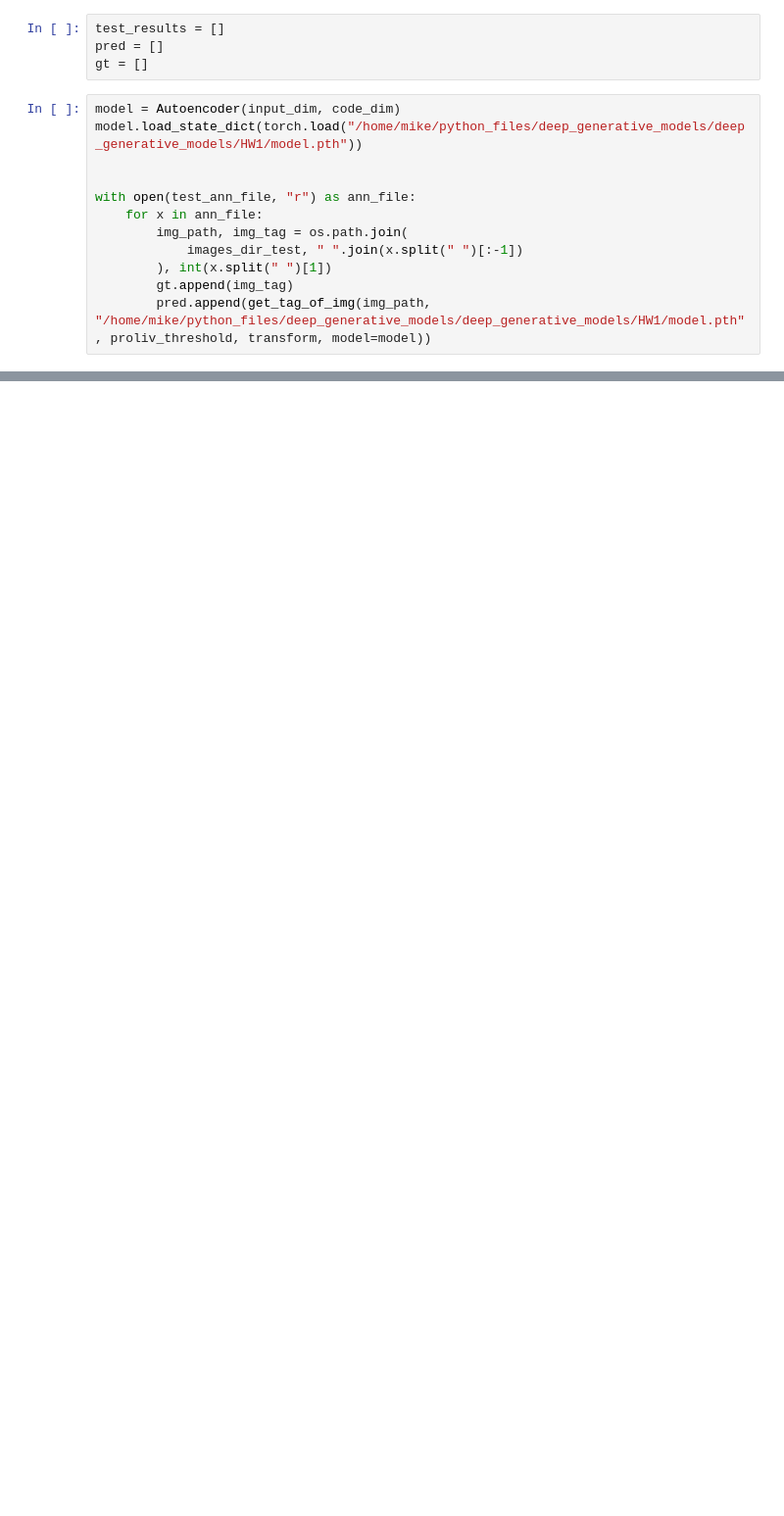
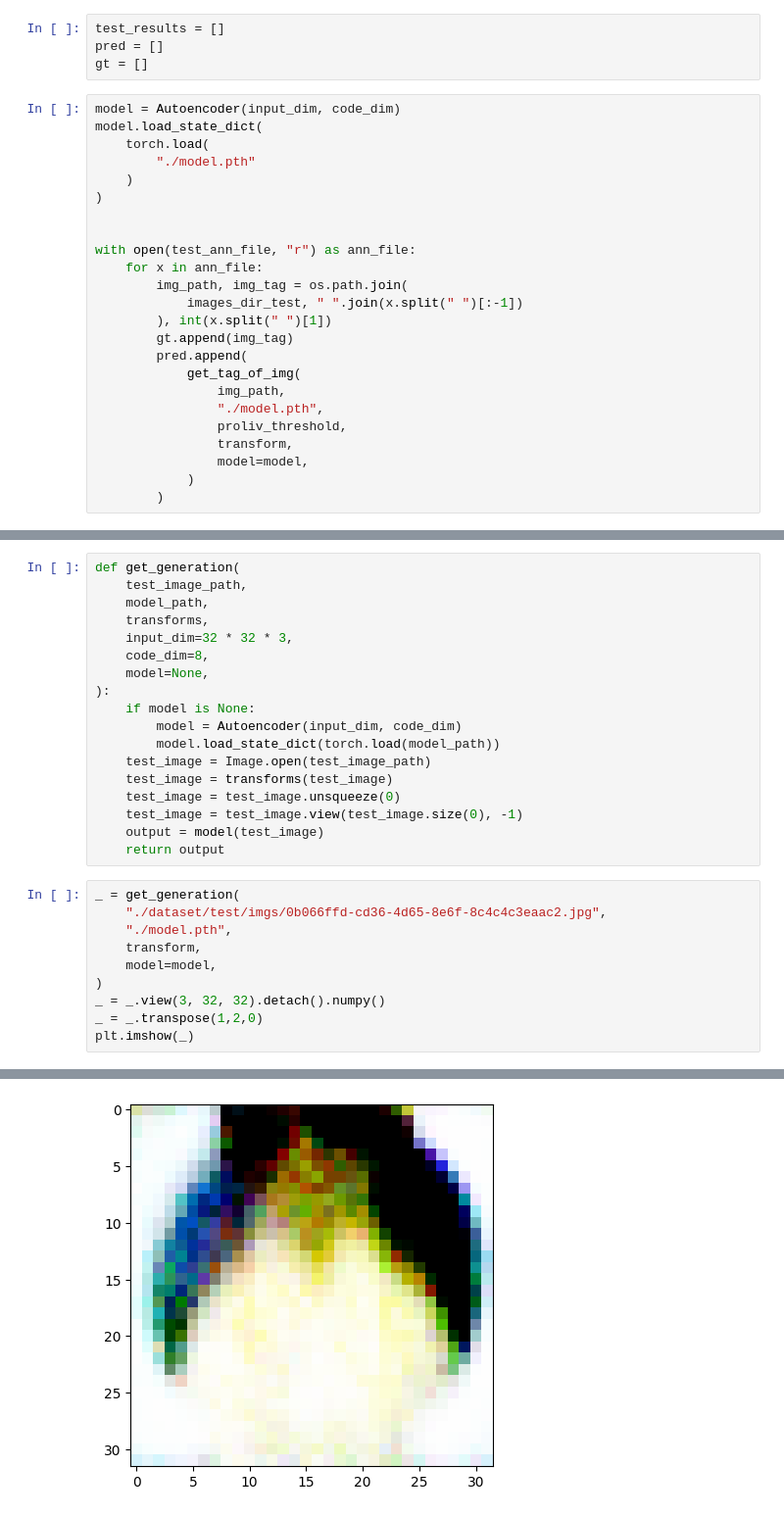
Before and after one commit to BekusovMikhail/deep_generative_models, a Jupyter notebook: HW1/HW1.ipynb, the cells around one changed output, grey strips where cells are left out. Shown at 98% size. Drawn from its saved outputs; the diff is of its cells as text; blank space fills up the shorter version.

```diff
--- a/HW1/HW1.ipynb
+++ b/HW1/HW1.ipynb
@@ -528,7 +555,11 @@ pred = []
 gt = []
 # %%
 model = Autoencoder(input_dim, code_dim)
-model.load_state_dict(torch.load("/home/mike/python_files/deep_generative_models/deep_generative_models/HW1/model.pth"))
+model.load_state_dict(
+    torch.load(
+        "./model.pth"
+    )
+)
 
 
 with open(test_ann_file, "r") as ann_file:
@@ -537,4 +568,12 @@ with open(test_ann_file, "r") as ann_file:
             images_dir_test, " ".join(x.split(" ")[:-1])
         ), int(x.split(" ")[1])
         gt.append(img_tag)
-        pred.append(get_tag_of_img(img_path, "/home/mike/python_files/deep_generative_models/deep_generative_models/HW1/model.pth", proliv_threshold, transform, model=model))
+        pred.append(
+            get_tag_of_img(
+                img_path,
+                "./model.pth",
+                proliv_threshold,
+                transform,
+                model=model,
+            )
+        )
@@ -552,0 +598,29 @@ TNR 0.8321964529331515
+# %%
+def get_generation(
+    test_image_path,
+    model_path,
+    transforms,
+    input_dim=32 * 32 * 3,
+    code_dim=8,
+    model=None,
+):
+    if model is None:
+        model = Autoencoder(input_dim, code_dim)
+        model.load_state_dict(torch.load(model_path))
+    test_image = Image.open(test_image_path)
+    test_image = transforms(test_image)
+    test_image = test_image.unsqueeze(0)
+    test_image = test_image.view(test_image.size(0), -1)
+    output = model(test_image)
+    return output
+# %%
+_ = get_generation(
+    "./dataset/test/imgs/0b066ffd-cd36-4d65-8e6f-8c4c4c3eaac2.jpg",
+    "./model.pth",
+    transform,
+    model=model,
+)
+_ = _.view(3, 32, 32).detach().numpy()
+_ = _.transpose(1,2,0)
+plt.imshow(_)
+# %% [output]
@@ -552,0 +629 @@ TNR 0.8321964529331515
+[figure, added]
```
Also changed, not shown: parts of 47 cells of this notebook, 7 other files.
